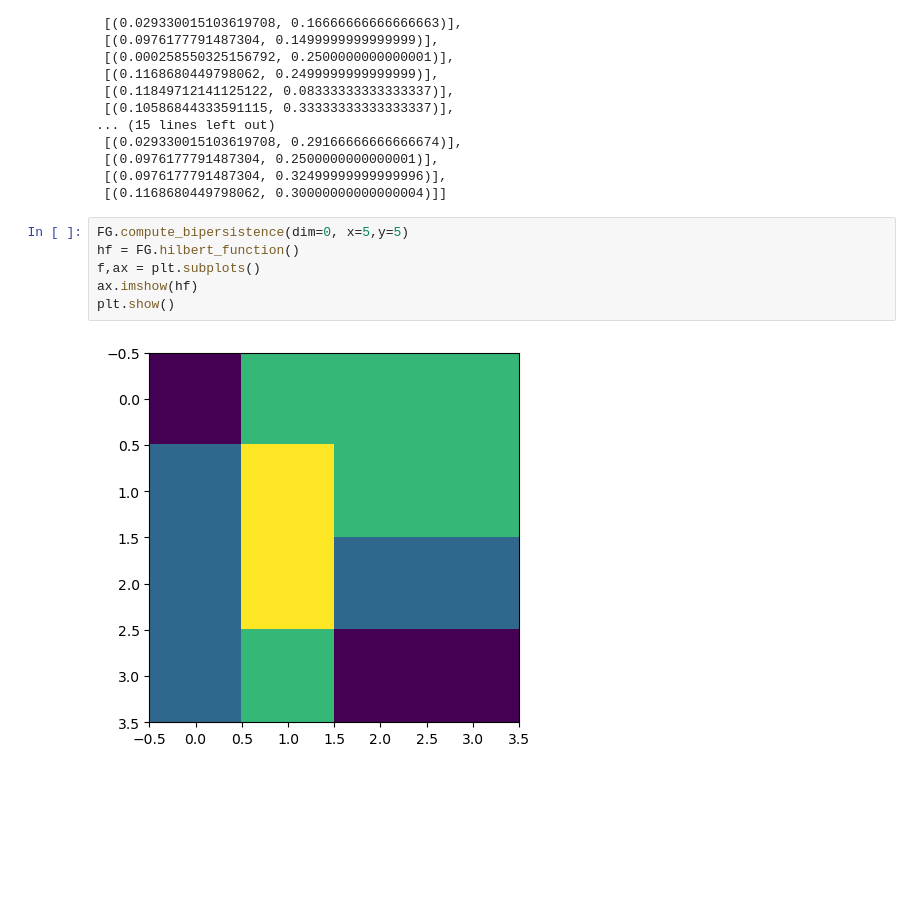
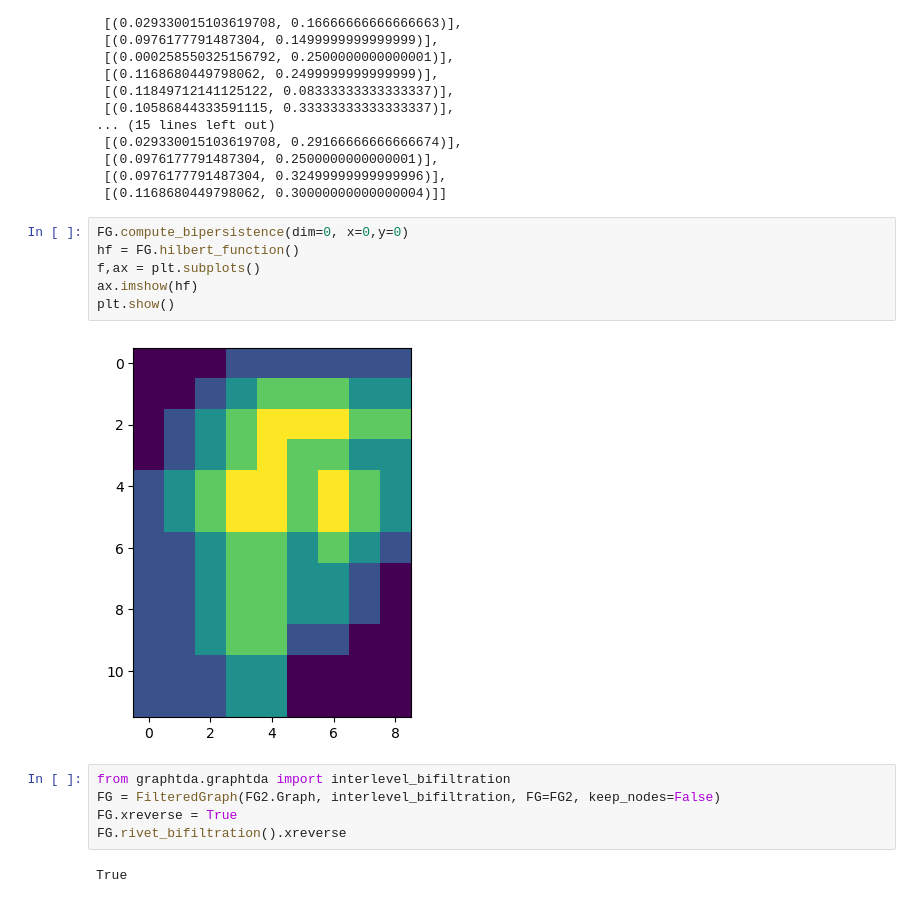
Before and after one commit to dgurnari/graphtda, a Jupyter notebook: examples/example_Hilbert.ipynb, the cells around one changed output. Saved outputs shown, nothing was run; the diff lists cells and outputs as text; blank space fills up the shorter version.

Commit message:
"interlevel bifiltration"

```diff
--- a/examples/example_HKS_Hilbert.ipynb
+++ b/examples/example_Hilbert.ipynb
@@ -53,10 +53,17 @@ FG.rivet_bifiltration().appearances
  [(0.0976177791487304, 0.32499999999999996)],
  [(0.1168680449798062, 0.30000000000000004)]]
 # %%
-FG.compute_bipersistence(dim=0, x=5,y=5)
+FG.compute_bipersistence(dim=0, x=0,y=0)
 hf = FG.hilbert_function()
 f,ax = plt.subplots()
 ax.imshow(hf)
 plt.show()
 # %% [output]
-[figure, old version]
+[figure, new version]
+# %%
+from graphtda.graphtda import interlevel_bifiltration
+FG = FilteredGraph(FG2.Graph, interlevel_bifiltration, FG=FG2, keep_nodes=False)
+FG.xreverse = True
+FG.rivet_bifiltration().xreverse
+# %% [output]
+True
```
Also changed, not shown: parts of 3 cells of this notebook, 1 other file.
